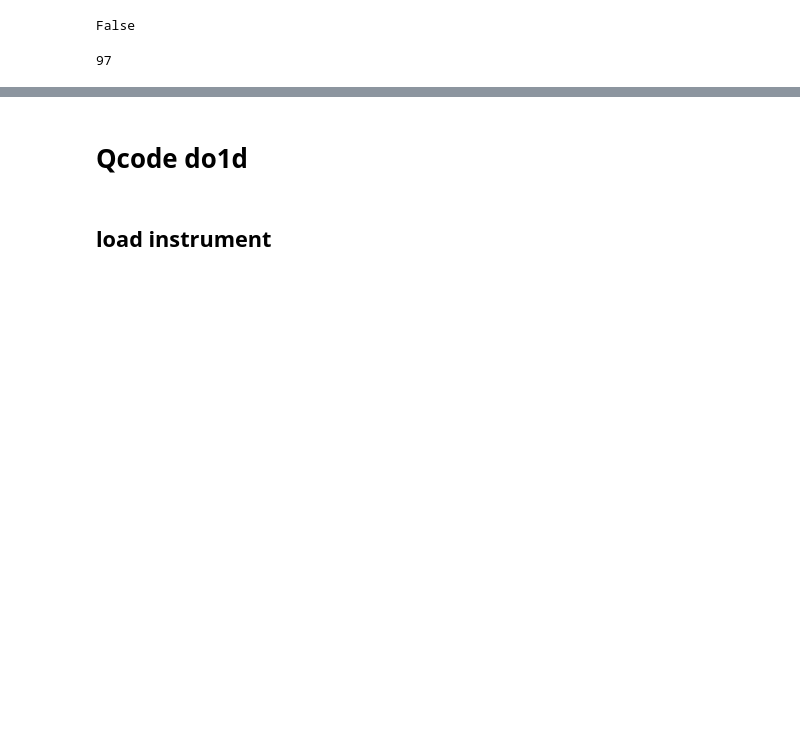
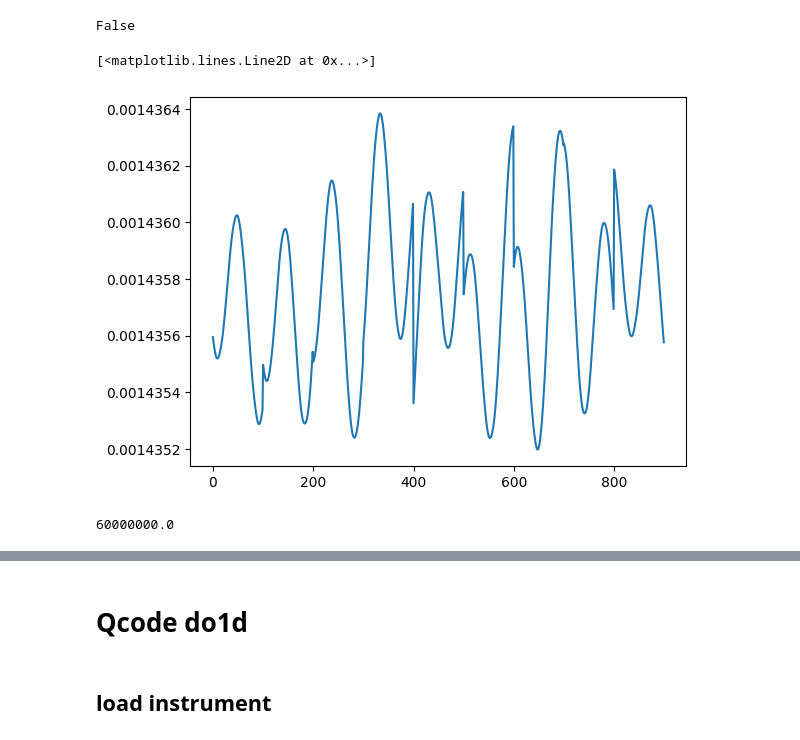
Before and after one commit to 44hsiang/SET, a Jupyter notebook: QDACII_MFLI.ipynb, the cells around one changed output, grey strips where cells are left out. Cells and saved outputs as stored; diff of their text form; code cells hidden in the pictures; blank space fills up the shorter version.

```diff
--- a/QDACII_MFLI.ipynb
+++ b/QDACII_MFLI.ipynb
@@ -379,6 +413,7 @@ daq.finished()
 # %% [output]
 False
 # %%
-len(data['/dev30577/demods/0/sample.r'])
+plt.plot(np.array(data['/dev30577/demods/0/sample.r']).flatten())
 # %% [output]
-97
+[<matplotlib.lines.Line2D at 0x...>]
+[figure, added]
@@ -384,0 +422,4 @@ len(data['/dev30577/demods/0/sample.r'])
+# %%
+clockbase
+# %% [output]
+60000000.0
```
Also changed, not shown: parts of 12 cells of this notebook, 1 other file.
